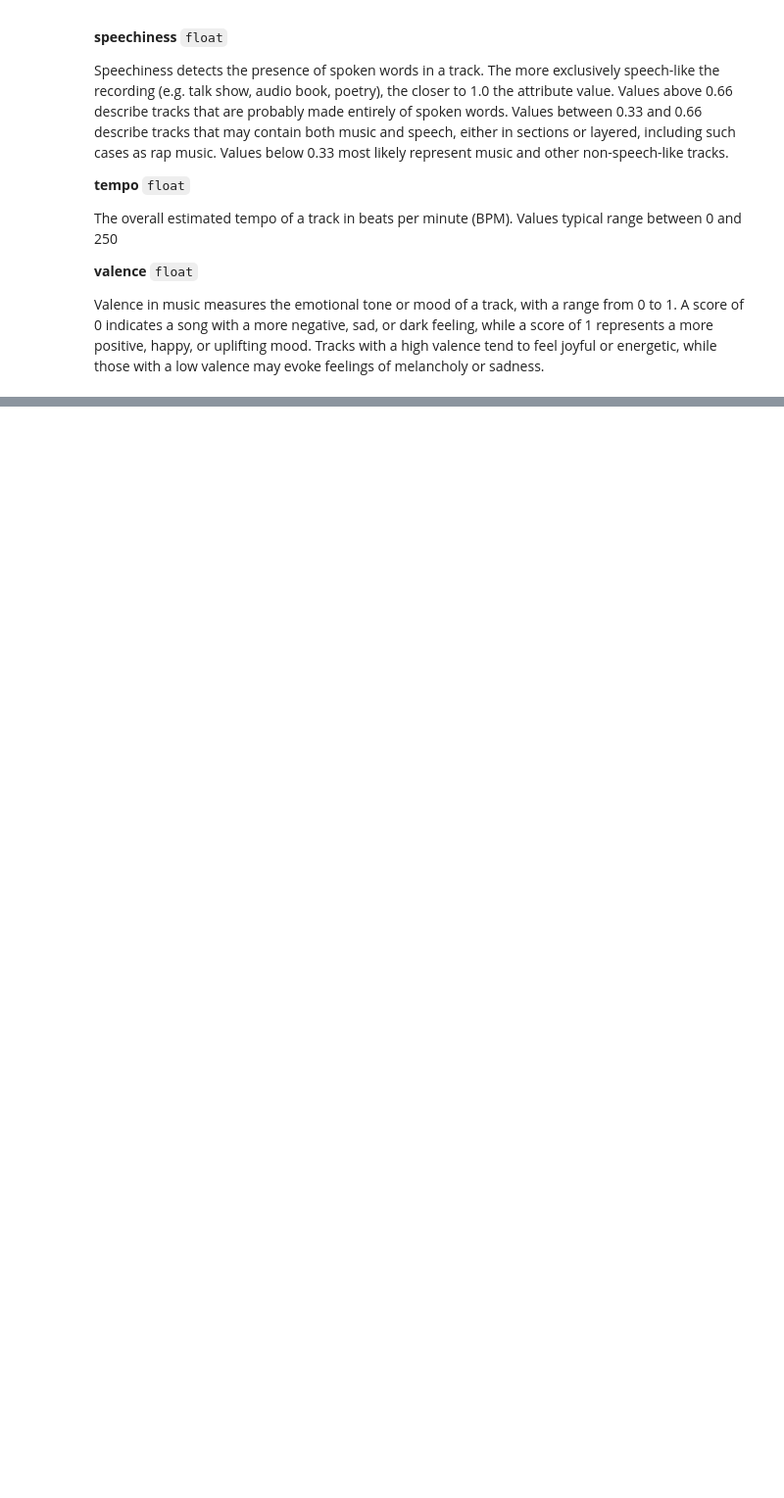
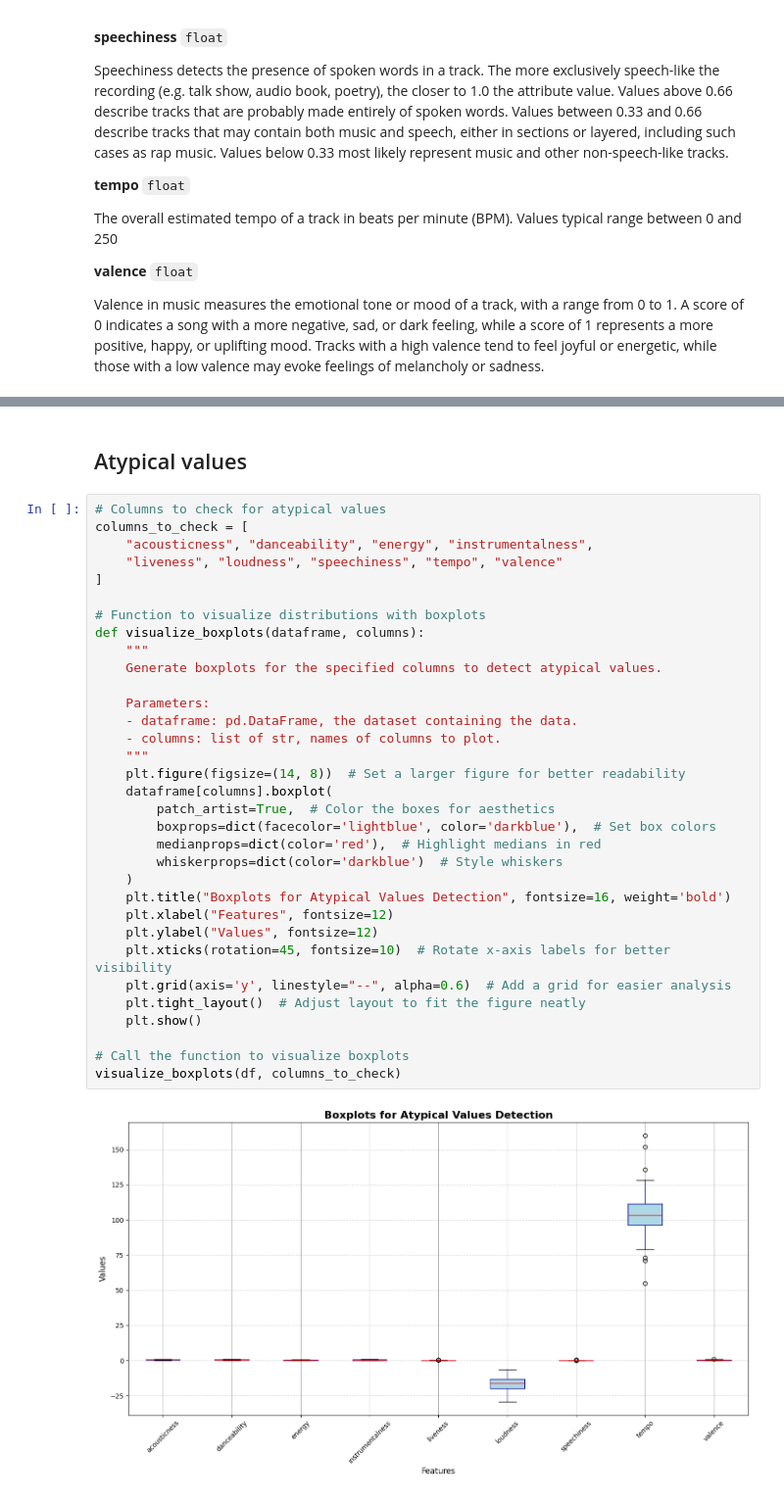
Before and after one commit to ntlg72/ws_002, a Jupyter notebook: notebooks/5.0-nlg-eda-api.ipynb, the cells around one changed output, grey strips where cells are left out. Shown at 98% size. Drawn from its saved outputs; the diff is of its cells as text; blank space fills up the shorter version.

```diff
--- a/notebooks/5.0-nlg-eda-api.ipynb
+++ b/notebooks/5.0-nlg-eda-api.ipynb
@@ -141,0 +257,37 @@ df1.describe()
+# %% [markdown]
+## Atypical values
+# %%
+# Columns to check for atypical values
+columns_to_check = [
+    "acousticness", "danceability", "energy", "instrumentalness",
+    "liveness", "loudness", "speechiness", "tempo", "valence"
+]
+
+# Function to visualize distributions with boxplots
+def visualize_boxplots(dataframe, columns):
+    """
+    Generate boxplots for the specified columns to detect atypical values.
+
+    Parameters:
+    - dataframe: pd.DataFrame, the dataset containing the data.
+    - columns: list of str, names of columns to plot.
+    """
+    plt.figure(figsize=(14, 8))  # Set a larger figure for better readability
+    dataframe[columns].boxplot(
+        patch_artist=True,  # Color the boxes for aesthetics
+        boxprops=dict(facecolor='lightblue', color='darkblue'),  # Set box colors
+        medianprops=dict(color='red'),  # Highlight medians in red
+        whiskerprops=dict(color='darkblue')  # Style whiskers
+    )
+    plt.title("Boxplots for Atypical Values Detection", fontsize=16, weight='bold')
+    plt.xlabel("Features", fontsize=12)
+    plt.ylabel("Values", fontsize=12)
+    plt.xticks(rotation=45, fontsize=10)  # Rotate x-axis labels for better visibility
+    plt.grid(axis='y', linestyle="--", alpha=0.6)  # Add a grid for easier analysis
+    plt.tight_layout()  # Adjust layout to fit the figure neatly
+    plt.show()
+
+# Call the function to visualize boxplots
+visualize_boxplots(df, columns_to_check)
+# %% [output]
+[figure, added]
```
Also changed, not shown: parts of 29 cells of this notebook, 2 other files.
